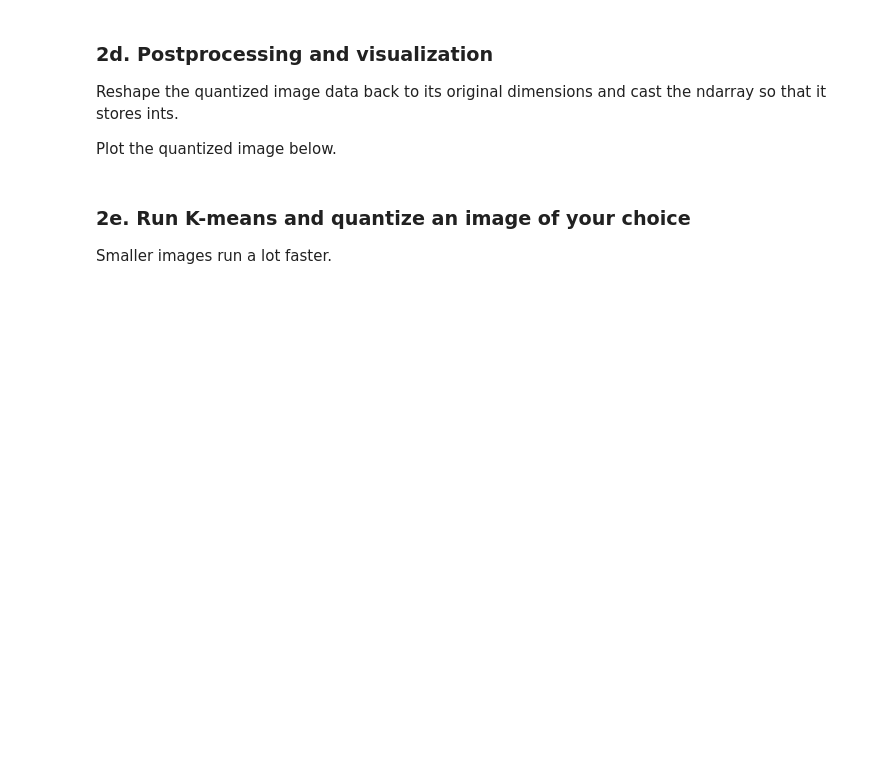
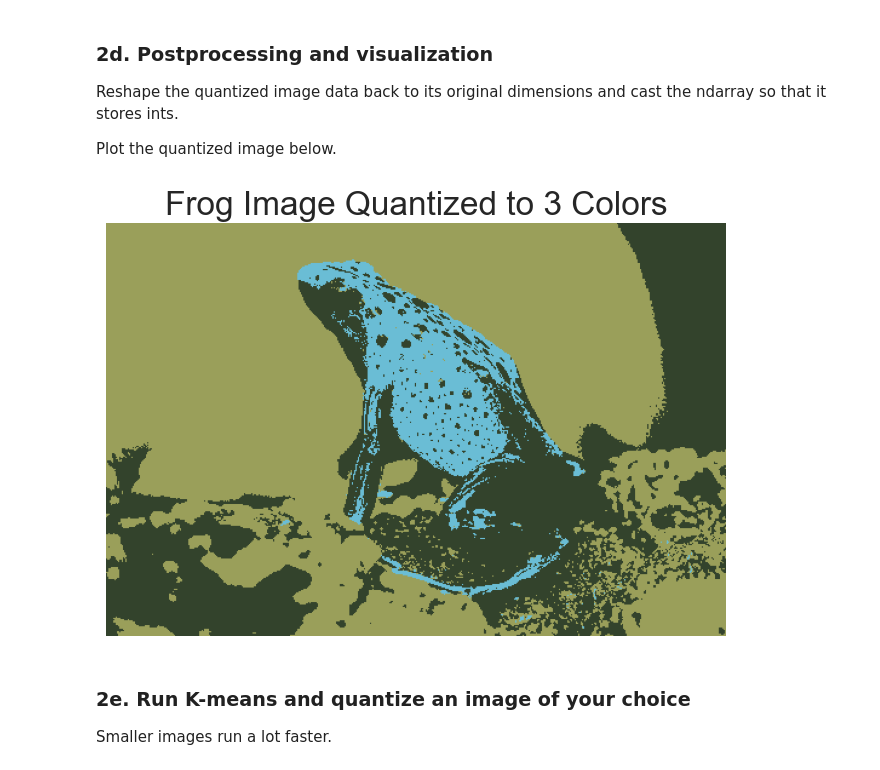
Before and after one commit to LLLgoyour/cs252, a Jupyter notebook: project/p3/image_segmentation.ipynb, the cells around one changed output. Cells and saved outputs as stored; diff of their text form; code cells hidden in the pictures; blank space fills up the shorter version.

```diff
--- a/project/p3/image_segmentation.ipynb
+++ b/project/p3/image_segmentation.ipynb
@@ -54,4 +65,4 @@ def flatten(img):
     -----------
     Flattened `img`. ndarray. shape=(num_rows*num_cols, rgb)
     '''
-    # YOUR CODE HERE
+    return img.reshape(-1, img.shape[-1])
@@ -59,0 +69,3 @@ def flatten(img):
+# %%
+frog_flat = flatten(frog)
+frog_flat.shape
@@ -74,0 +90,4 @@ print('and it should be\n(174592, 3)')
+# %%
+np.random.seed(0)
+frog_km = kmeans.KMeans(frog_flat.astype(float))
+frog_km.cluster_batch(k=3, n_iter=10)
@@ -75,3 +105,6 @@ print('and it should be\n(174592, 3)')
+# %%
+frog_km.replace_color_with_centroid()
+frog_quant_flat = frog_km.get_data()
 # %% [markdown]
 ### 2d. Postprocessing and visualization
 
@@ -83,3 +114,13 @@ Plot the quantized image below.
+# %%
+frog_quant = np.clip(frog_quant_flat.reshape(frog.shape), 0, 255).astype(np.uint8)
+plt.figure(figsize=(8, 6))
+plt.imshow(frog_quant)
+plt.title('Frog Image Quantized to 3 Colors')
+plt.xticks([])
+plt.yticks([])
+plt.show()
+# %% [output]
+[figure, added]
 # %% [markdown]
 ### 2e. Run K-means and quantize an image of your choice
 
```
Also changed, not shown: parts of 21 cells of this notebook, 13 other files.
